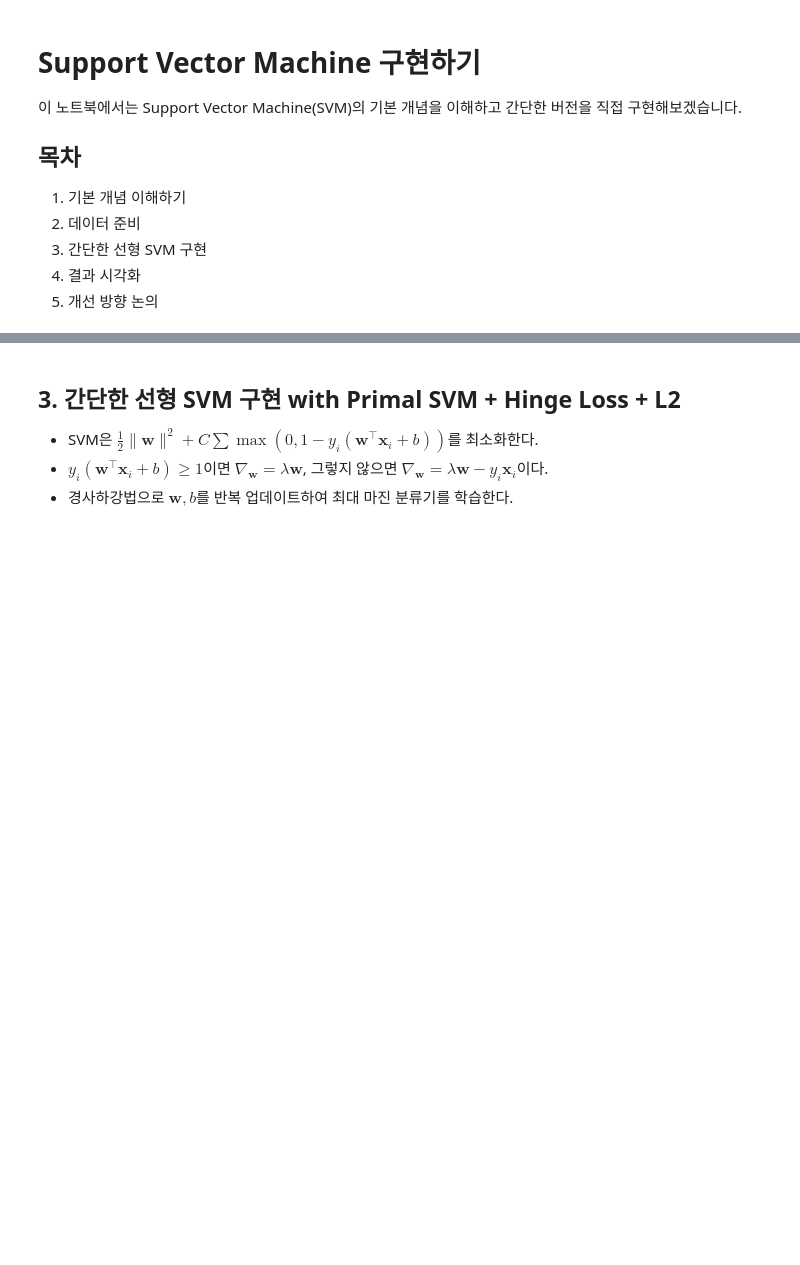
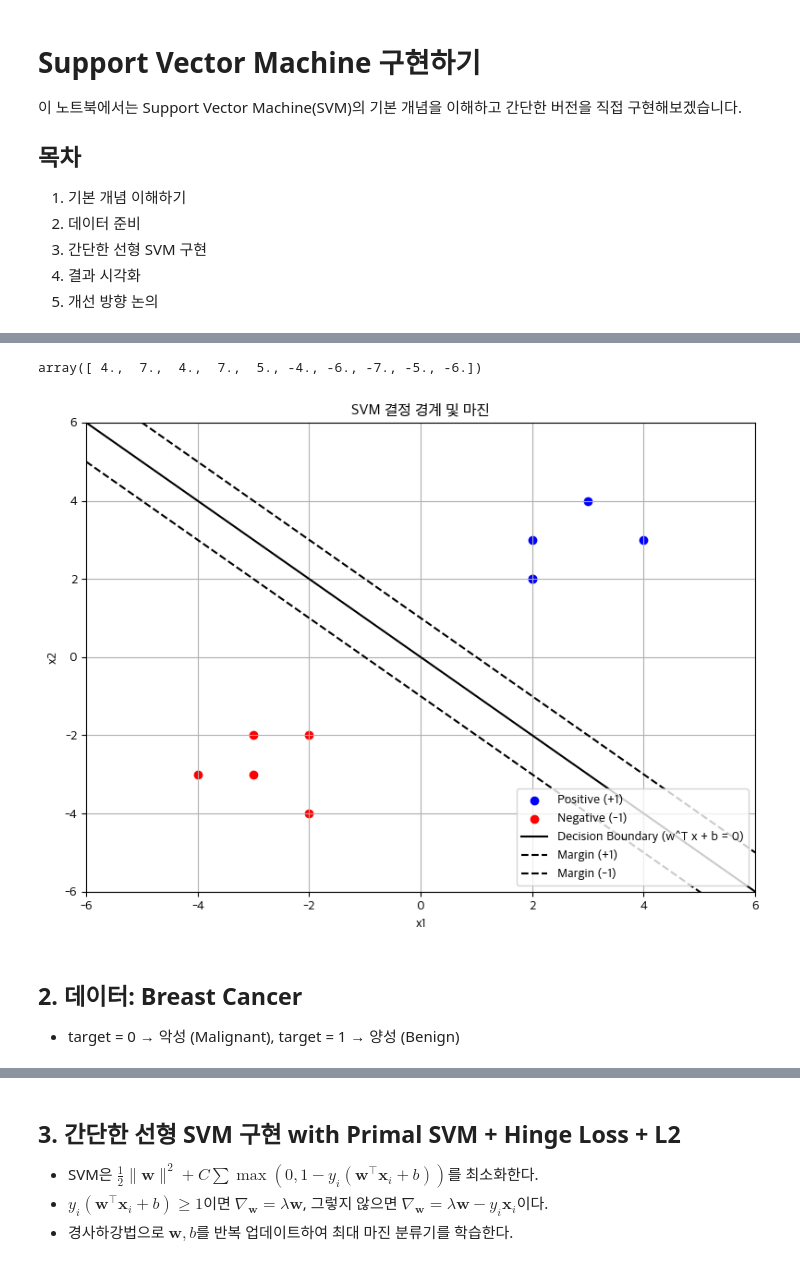
Before and after one commit to dkim949/algorithms-from-scratch, a Jupyter notebook: supervised/svm/svm.ipynb, the cells around one changed output, grey strips where cells are left out. Cells and saved outputs as stored; diff of their text form; code cells hidden in the pictures; blank space fills up the shorter version.

Commit message:
Add breast cancer coding challenge notebook and update SVM notebook with new imports, markdown explanations, and code enhancements.

```diff
--- a/supervised/svm/svm.ipynb
+++ b/supervised/svm/svm.ipynb
@@ -33 +64,66 @@ SVM의 주요 개념:
+# %%
+import numpy as np
+
+# 랜덤한 2D 데이터 생성
+np.random.seed(42)
+
+# np.random.randn(row, col) 표준정규분포(평균 0, 표준편차 1)로 랜덤한 데이터 생성 (row x col 크기의 행렬)
+X_pos = np.round(np.random.randn(5, 2),0) + np.array([2, 2])   # 클래스 +1
+X_neg = np.round(np.random.randn(5, 2),0) + np.array([-2, -2]) # 클래스 -1
+
+# np.vstack() 두 개의 행렬을 위아래로 붙여서 하나의 행렬로 만듦
+# np.hstack() 두 개의 행렬을 옆으로 붙여서 하나의 행렬로 만듦
+X = np.vstack((X_pos, X_neg))
+y = np.array([1]*5 + [-1]*5)
+
+# 가중치(w)와 절편(b) 직접 설정 (예시)
+w = np.array([1, 1])
+b = 0
+# %%
+# 결정함수: w^T x + b = 0
+# 이 결과 값이 +1이면 양성, -1이면 음성 클래스에 속함
+def decision_function(X, w, b):
+    # return X @ w + b
+    return X[:, 0] * w[0] + X[:, 1] * w[1] + b
+
+# 결정함수 적용
+decision_function(X, w, b)
+# %% [output]
+array([ 4.,  7.,  4.,  7.,  5., -4., -6., -7., -5., -6.])
+# %%
+# 플롯
+plt.figure(figsize=(8,6))
+
+# 데이터 포인트 그리기
+plt.scatter(X_pos[:,0], X_pos[:,1], color='b', label='Positive (+1)')
+plt.scatter(X_neg[:,0], X_neg[:,1], color='r', label='Negative (-1)')
+
+# 결정 경계 그리기
+# w^T x + b = 0 => x2 = -(w1/w2) * x1 - (b/w2)
+x1 = np.linspace(-6, 6, 100)
+x2 = -(w[0]/w[1])*x1 - b/w[1]
+plt.plot(x1, x2, 'k-', label='Decision Boundary (w^T x + b = 0)')
+
+# 마진 경계 (w^T x + b = ±1)
+x2_margin_pos = -(w[0]/w[1])*x1 - (b-1)/w[1]
+x2_margin_neg = -(w[0]/w[1])*x1 - (b+1)/w[1]
+plt.plot(x1, x2_margin_pos, 'k--', label='Margin (+1)')
+plt.plot(x1, x2_margin_neg, 'k--', label='Margin (-1)')
+
+# 스타일링
+plt.xlim(-6, 6)
+plt.ylim(-6, 6)
+plt.xlabel('x1')
+plt.ylabel('x2')
+plt.title('SVM 결정 경계 및 마진')
+plt.legend(loc='lower right')
+plt.grid(True)
+plt.tight_layout()
+plt.show()
+# %% [output]
+[figure, added]
+# %% [markdown]
+## 2. 데이터: Breast Cancer
+
+- target = 0 → 악성 (Malignant), target = 1 → 양성 (Benign)
 # %%
```
Also changed, not shown: parts of 10 cells of this notebook.
